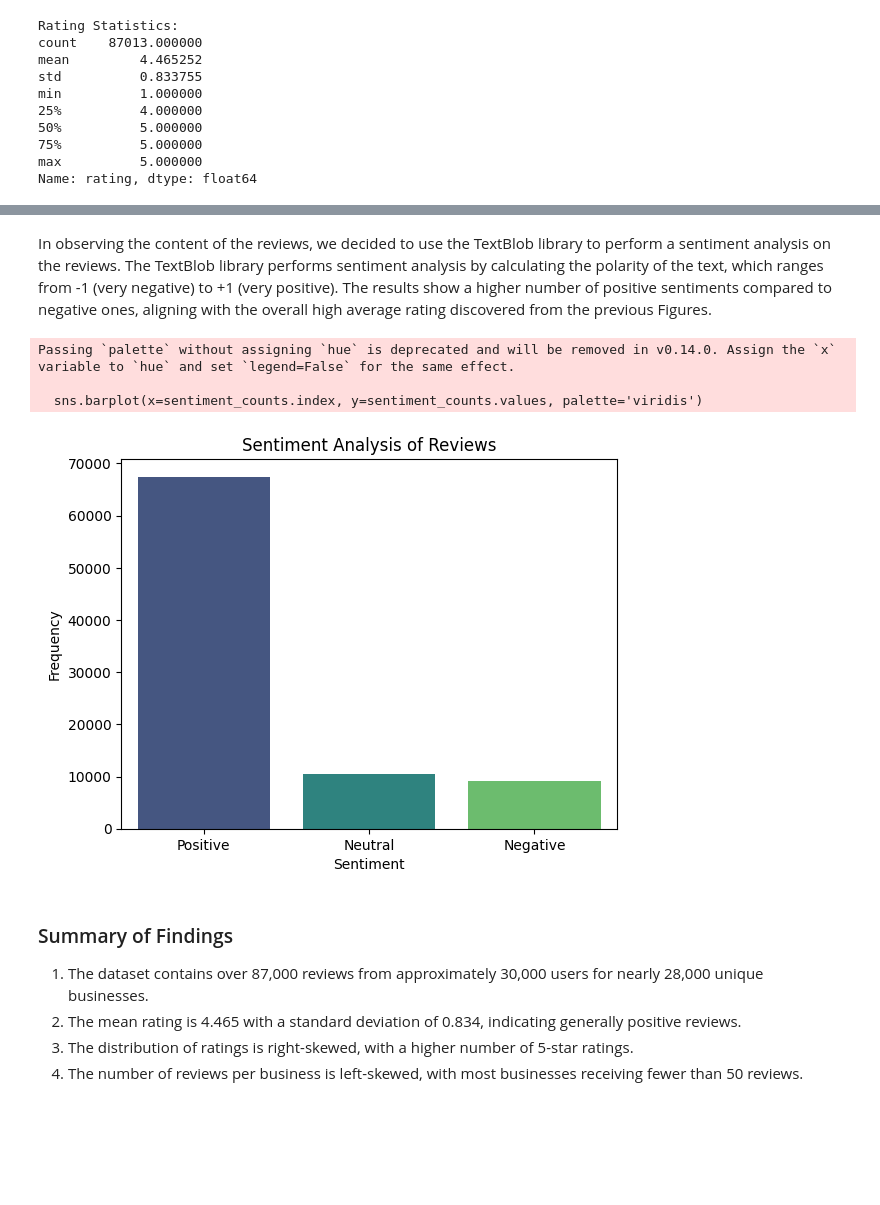
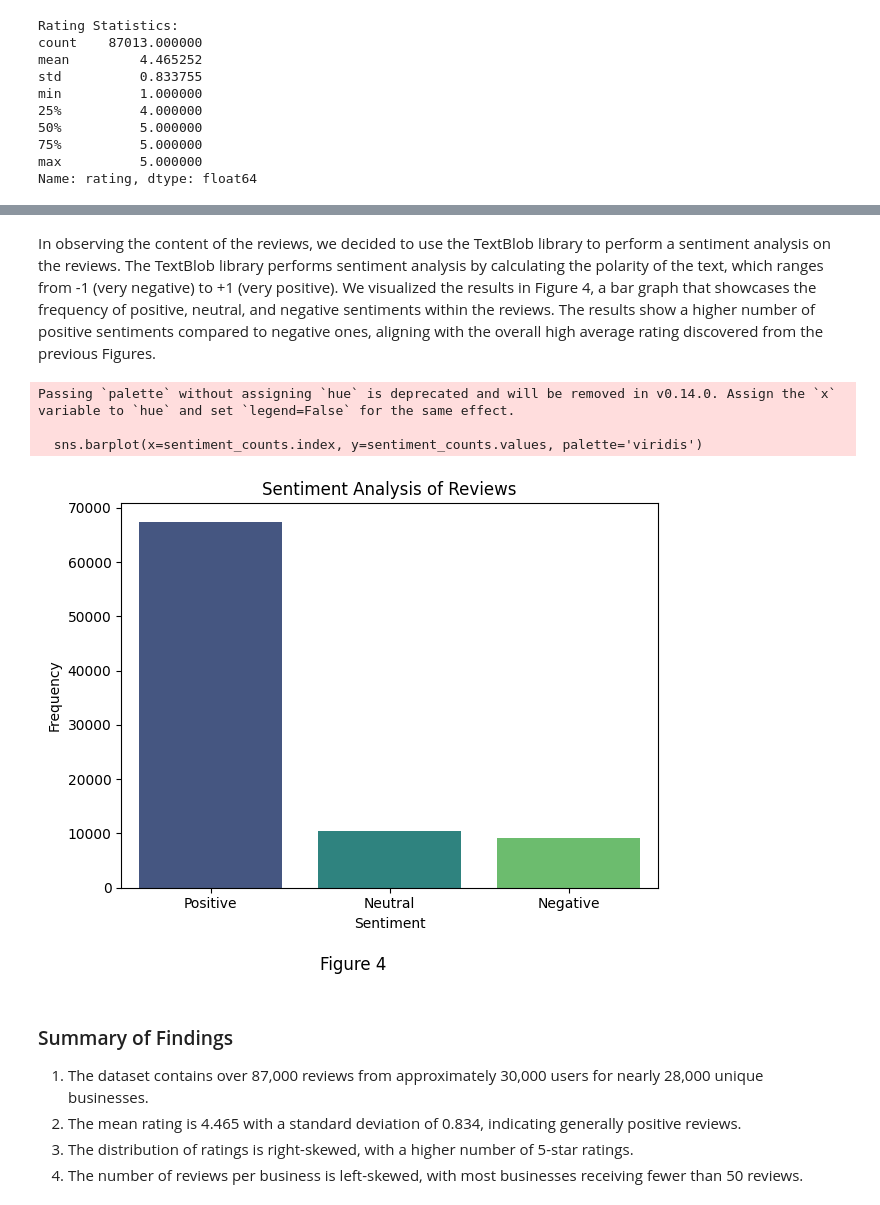
Before and after one commit to AZA-2003/CSE158-A2, a Jupyter notebook: eda.ipynb, the cells around one changed output, grey strips where cells are left out. Saved outputs shown, nothing was run; the diff lists cells and outputs as text; code cells hidden in the pictures; blank space fills up the shorter version.

```diff
--- a/eda.ipynb
+++ b/eda.ipynb
@@ -133,30 +128,32 @@ Passing `palette` without assigning `hue` is deprecated and will be removed in v
 # %% [markdown]
-In observing the content of the reviews, we decided to use the TextBlob library to perform a sentiment analysis on the reviews. The TextBlob library performs sentiment analysis by calculating the polarity of the text, which ranges from -1 (very negative) to +1 (very positive). The results show a higher number of positive sentiments compared to negative ones, aligning with the overall high average rating discovered from the previous Figures.
+In observing the content of the reviews, we decided to use the TextBlob library to perform a sentiment analysis on the reviews. The TextBlob library performs sentiment analysis by calculating the polarity of the text, which ranges from -1 (very negative) to +1 (very positive). We visualized the results in Figure 4, a bar graph that showcases the frequency of positive, neutral, and negative sentiments within the reviews. The results show a higher number of positive sentiments compared to negative ones, aligning with the overall high average rating discovered from the previous Figures.
 # %%
 # Sentiment Analysis
 from textblob import TextBlob
 
 def get_sentiment(text):
     analysis = TextBlob(text)
     if analysis.sentiment.polarity > 0:
         return 'Positive'
     elif analysis.sentiment.polarity == 0:
         return 'Neutral'
     else:
         return 'Negative'
 
 df['sentiment'] = df['review_text'].apply(get_sentiment)
 sentiment_counts = df['sentiment'].value_counts()
 sns.barplot(x=sentiment_counts.index, y=sentiment_counts.values, palette='viridis')
 plt.title('Sentiment Analysis of Reviews')
 plt.xlabel('Sentiment')
 plt.ylabel('Frequency')
+plt.figtext(0.5, -0.05, 'Figure 4', ha='center', fontsize=12)
+plt.tight_layout()
 plt.show()
 # %% [output]
 Passing `palette` without assigning `hue` is deprecated and will be removed in v0.14.0. Assign the `x` variable to `hue` and set `legend=False` for the same effect.
 
   sns.barplot(x=sentiment_counts.index, y=sentiment_counts.values, palette='viridis')
-[figure, old version]
+[figure, new version]
 # %% [markdown]
 ### Summary of Findings
 
```
Also changed, not shown: parts of 6 cells of this notebook.
